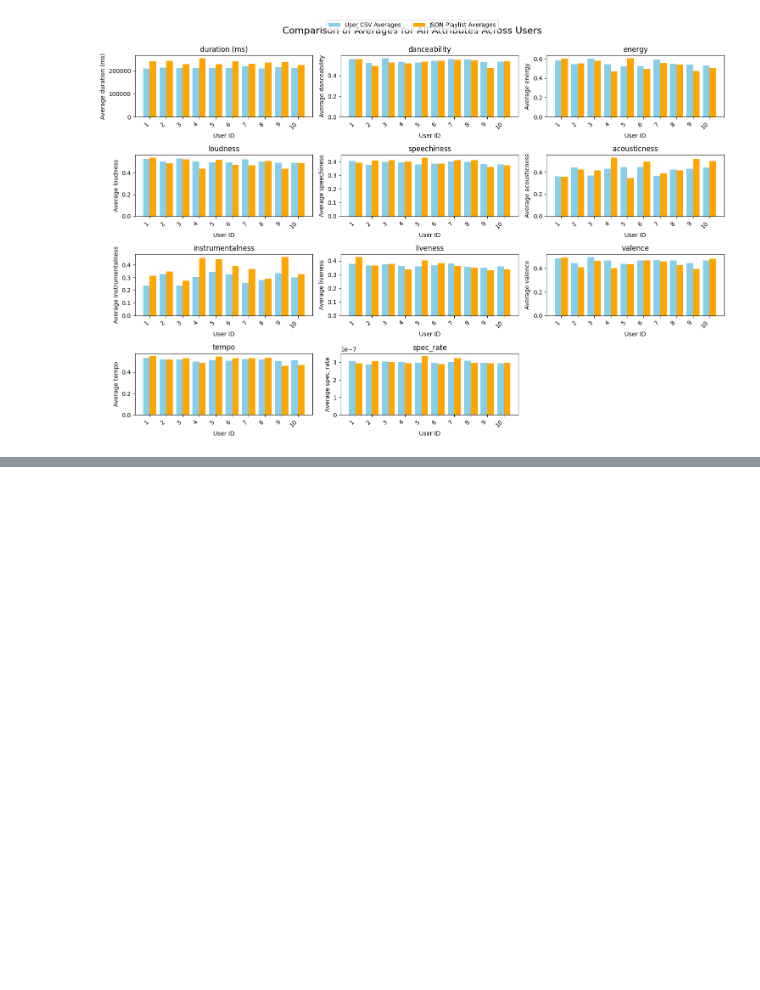
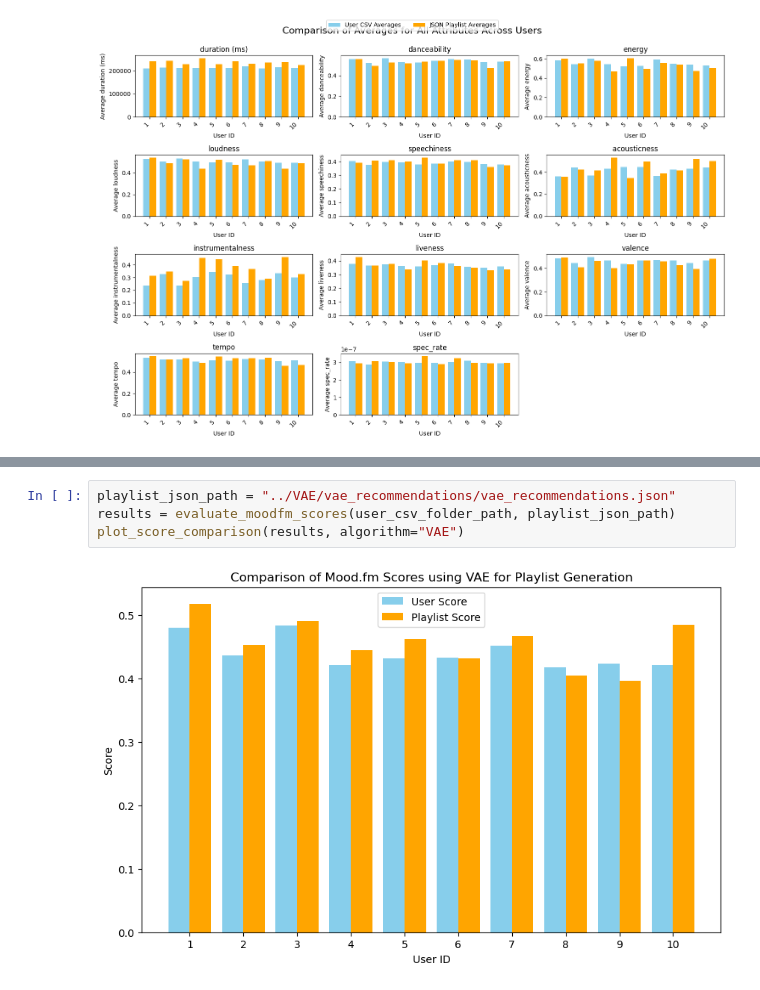
Before and after one commit to shreyash2106/CS573_Final_Project, a Jupyter notebook: src/eval/eval.ipynb, the cells around one changed output, grey strips where cells are left out. Saved outputs shown, nothing was run; the diff lists cells and outputs as text; blank space fills up the shorter version.

```diff
--- a/src/eval/eval.ipynb
+++ b/src/eval/eval.ipynb
@@ -304,0 +429,6 @@ rnn_plots(json_file_path, user_csv_folder_path, moodify_csv_path)
+# %%
+playlist_json_path = "../VAE/vae_recommendations/vae_recommendations.json"
+results = evaluate_moodfm_scores(user_csv_folder_path, playlist_json_path)
+plot_score_comparison(results, algorithm="VAE")
+# %% [output]
+[figure, added]
```
Also changed, not shown: parts of 10 cells of this notebook.
